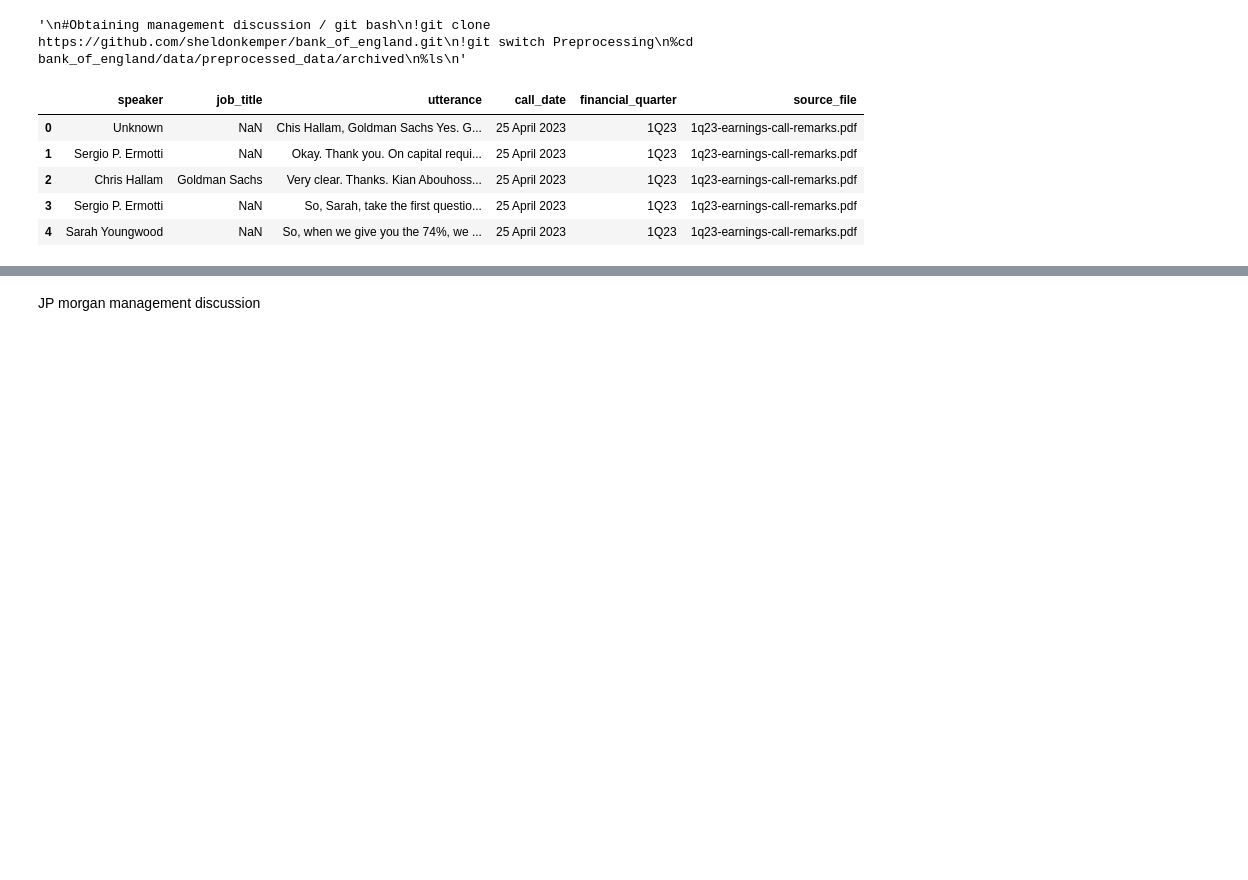
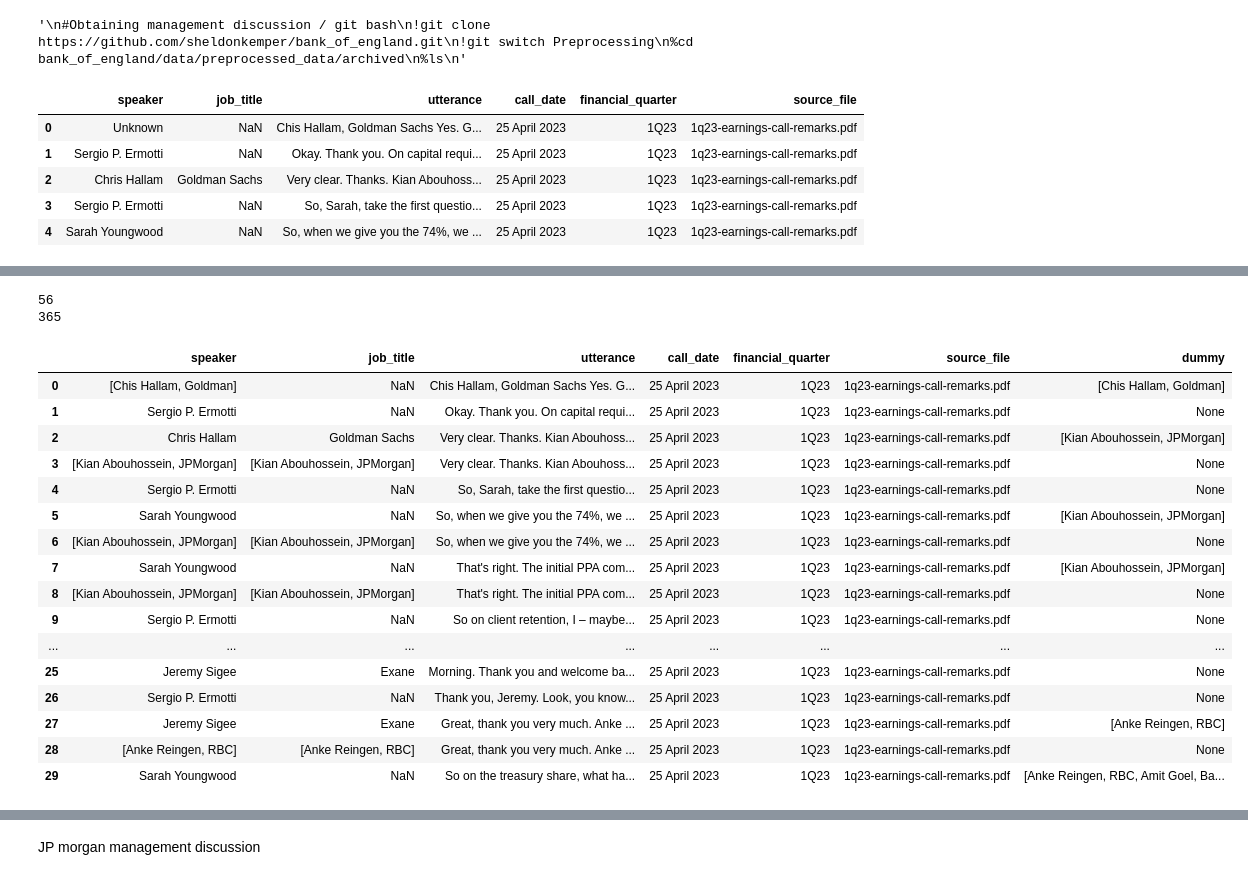
Before and after one commit to sheldonkemper/bank_of_england, a Jupyter notebook: notebooks/processed/ct_preprocessing_ubs_original.ipynb, the cells around one changed output, grey strips where cells are left out. Cells and saved outputs as stored; diff of their text form; code cells hidden in the pictures; blank space fills up the shorter version.

```diff
--- a/notebooks/processed/ct_preprocessing_ubs_original.ipynb
+++ b/notebooks/processed/ct_preprocessing_ubs_original.ipynb
@@ -200,0 +231,45 @@ qa_data.head()
+# %%
+additional_row = len(qa_data) - qa_data["dummy"].isnull().sum()
+print(additional_row)
+total = additional_row + len(qa_data)
+print(total)
+# %% [output]
+56
+365
+# %%
+i=0
+
+for  i in qa_data.index:
+  matches = re.findall(pattern, str(qa_data['utterance'][i]))
+  if matches and i==0:
+    qa_data.at[i, 'speaker'] = matches
+
+  elif matches:
+    new_index=i+0.5
+    qa_data.loc[new_index] = {"speaker":matches,"job_title":matches,"utterance":qa_data["utterance"][i], "call_date":qa_data["call_date"][i], "financial_quarter":qa_data["financial_quarter"][i],"source_file":qa_data["source_file"][i], "dummy":None}
+    #qa_data.loc[i+0.5] = {"speaker":matches,"job_title":None,"utterance":None, "call_date":None, "financial_quarter":None,"source_file":None, "dummy":None}
+    #qa_data.at[i+0.5, 'speaker'] = matches
+
+  else:
+    continue
+# %%
+qa_data=qa_data.sort_index().reset_index(drop=True)
+qa_data.head(30)
+# %% [output]
+|  | speaker | job_title | utterance | call_date | financial_quarter | source_file | dummy |
+| 0 | [Chis Hallam, Goldman] | NaN | Chis Hallam, Goldman Sachs Yes. G... | 25 April 2023 | 1Q23 | 1q23-earnings-call-remarks.pdf | [Chis Hallam, Goldman] |
+| 1 | Sergio P. Ermotti | NaN | Okay. Thank you. On capital requi... | 25 April 2023 | 1Q23 | 1q23-earnings-call-remarks.pdf | None |
+| 2 | Chris Hallam | Goldman Sachs | Very clear. Thanks. Kian Abouhoss... | 25 April 2023 | 1Q23 | 1q23-earnings-call-remarks.pdf | [Kian Abouhossein, JPMorgan] |
+| 3 | [Kian Abouhossein, JPMorgan] | [Kian Abouhossein, JPMorgan] | Very clear. Thanks. Kian Abouhoss... | 25 April 2023 | 1Q23 | 1q23-earnings-call-remarks.pdf | None |
+| 4 | Sergio P. Ermotti | NaN | So, Sarah, take the first questio... | 25 April 2023 | 1Q23 | 1q23-earnings-call-remarks.pdf | None |
+| 5 | Sarah Youngwood | NaN | So, when we give you the 74%, we ... | 25 April 2023 | 1Q23 | 1q23-earnings-call-remarks.pdf | [Kian Abouhossein, JPMorgan] |
+| 6 | [Kian Abouhossein, JPMorgan] | [Kian Abouhossein, JPMorgan] | So, when we give you the 74%, we ... | 25 April 2023 | 1Q23 | 1q23-earnings-call-remarks.pdf | None |
+| 7 | Sarah Youngwood | NaN | That's right. The initial PPA com... | 25 April 2023 | 1Q23 | 1q23-earnings-call-remarks.pdf | [Kian Abouhossein, JPMorgan] |
+| 8 | [Kian Abouhossein, JPMorgan] | [Kian Abouhossein, JPMorgan] | That's right. The initial PPA com... | 25 April 2023 | 1Q23 | 1q23-earnings-call-remarks.pdf | None |
+| 9 | Sergio P. Ermotti | NaN | So on client retention, I – maybe... | 25 April 2023 | 1Q23 | 1q23-earnings-call-remarks.pdf | None |
+| ... | ... | ... | ... | ... | ... | ... | ... |
+| 25 | Jeremy Sigee | Exane | Morning. Thank you and welcome ba... | 25 April 2023 | 1Q23 | 1q23-earnings-call-remarks.pdf | None |
+| 26 | Sergio P. Ermotti | NaN | Thank you, Jeremy. Look, you know... | 25 April 2023 | 1Q23 | 1q23-earnings-call-remarks.pdf | None |
+| 27 | Jeremy Sigee | Exane | Great, thank you very much. Anke ... | 25 April 2023 | 1Q23 | 1q23-earnings-call-remarks.pdf | [Anke Reingen, RBC] |
+| 28 | [Anke Reingen, RBC] | [Anke Reingen, RBC] | Great, thank you very much. Anke ... | 25 April 2023 | 1Q23 | 1q23-earnings-call-remarks.pdf | None |
+| 29 | Sarah Youngwood | NaN | So on the treasury share, what ha... | 25 April 2023 | 1Q23 | 1q23-earnings-call-remarks.pdf | [Anke Reingen, RBC, Amit Goel, Ba... |
```
Also changed, not shown: parts of 7 cells of this notebook.
